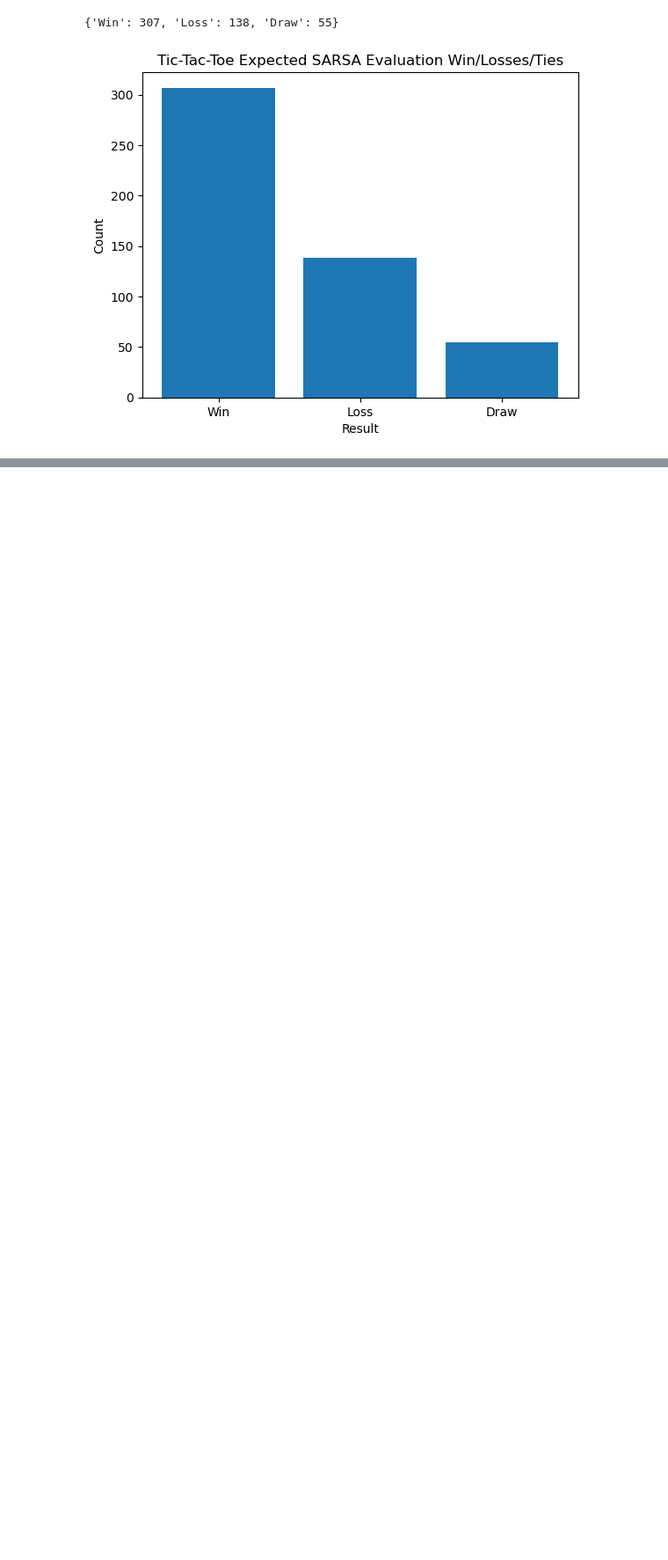
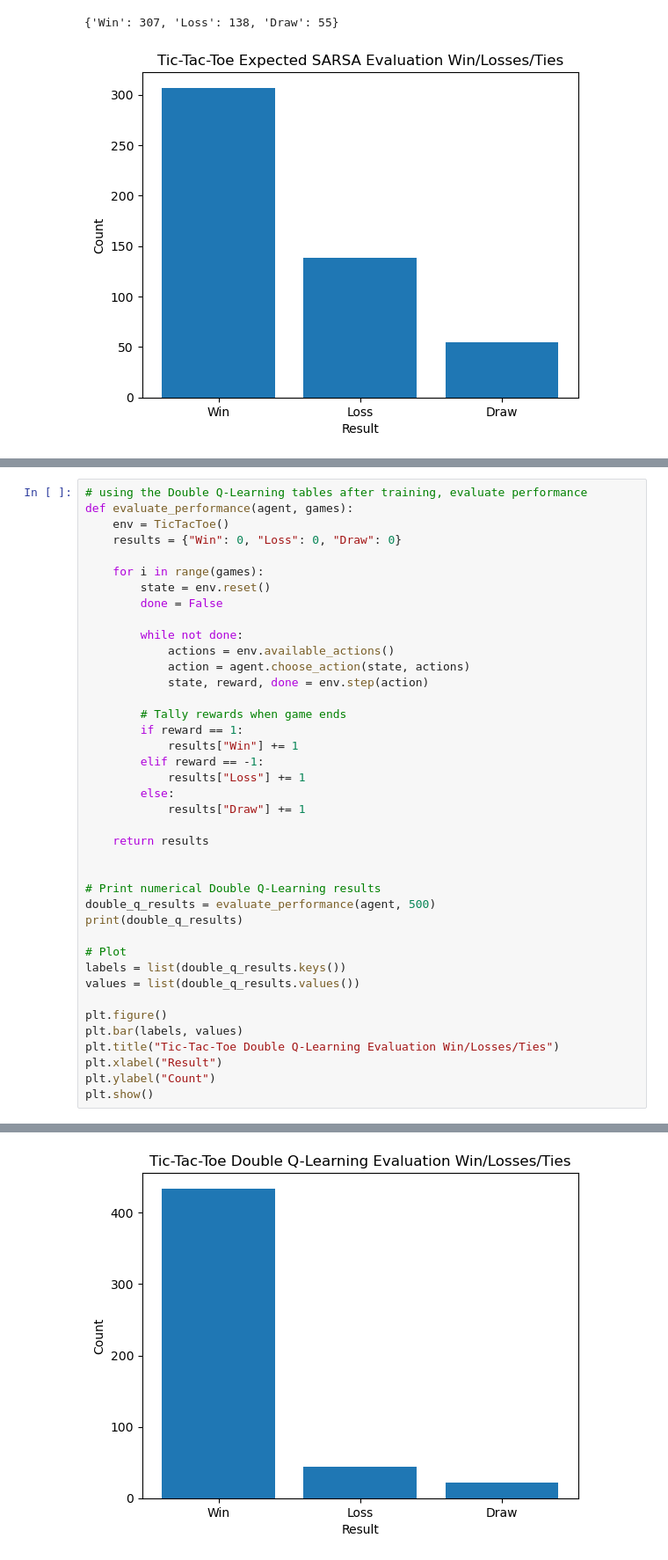
Before and after one commit to malopez3/CS_5100_capstone_project, a Jupyter notebook: CS_5100_capstone_project.ipynb, the cells around one changed output, grey strips where cells are left out. Shown at 88% size. Saved outputs shown, nothing was run; the diff lists cells and outputs as text; blank space fills up the shorter version.

```diff
--- a/CS_5100_capstone_project.ipynb
+++ b/CS_5100_capstone_project.ipynb
@@ -501,0 +602,41 @@ plt.show()
+# %%
+# using the Double Q-Learning tables after training, evaluate performance
+def evaluate_performance(agent, games):
+    env = TicTacToe()
+    results = {"Win": 0, "Loss": 0, "Draw": 0}
+
+    for i in range(games):
+        state = env.reset()
+        done = False
+
+        while not done:
+            actions = env.available_actions()
+            action = agent.choose_action(state, actions)
+            state, reward, done = env.step(action)
+
+        # Tally rewards when game ends
+        if reward == 1:
+            results["Win"] += 1
+        elif reward == -1:
+            results["Loss"] += 1
+        else:
+            results["Draw"] += 1
+
+    return results
+
+
+# Print numerical Double Q-Learning results
+double_q_results = evaluate_performance(agent, 500)
+print(double_q_results)
+
+# Plot
+labels = list(double_q_results.keys())
+values = list(double_q_results.values())
+
+plt.figure()
+plt.bar(labels, values)
+plt.title("Tic-Tac-Toe Double Q-Learning Evaluation Win/Losses/Ties")
+plt.xlabel("Result")
+plt.ylabel("Count")
+plt.show()
+# %% [output]
@@ -501,0 +644 @@ plt.show()
+[figure, added]
```
Also changed, not shown: parts of 4 cells of this notebook.
